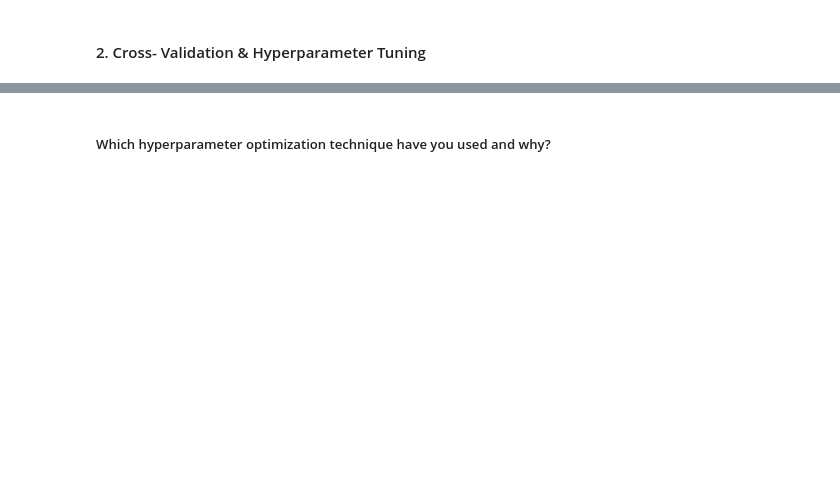
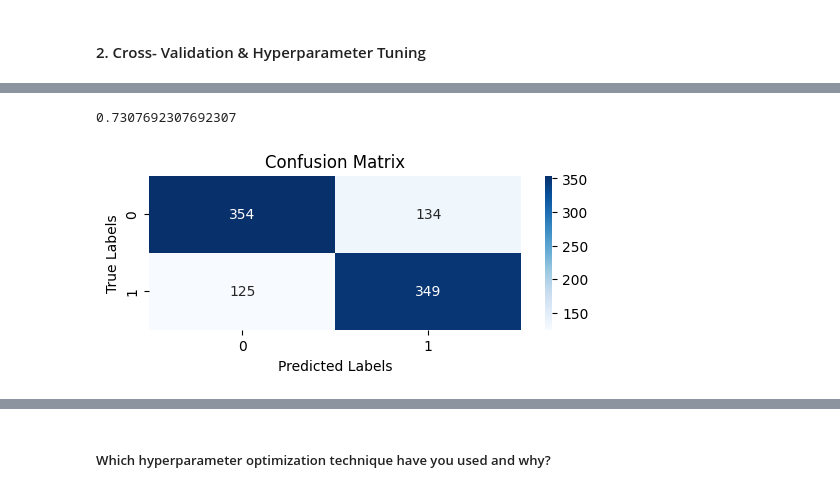
Before and after one commit to uday2510/Cardiovascular-Risk-Prediction, a Jupyter notebook: Cardiovascular_Risk_Prediction.ipynb, the cells around one changed output, grey strips where cells are left out. Saved outputs shown, nothing was run; the diff lists cells and outputs as text; code cells hidden in the pictures; blank space fills up the shorter version.

```diff
--- a/Cardiovascular_Risk_Prediction.ipynb
+++ b/Cardiovascular_Risk_Prediction.ipynb
@@ -719,8 +767,16 @@ print(X_test.shape)
 # %% [markdown]
 #### 2. Cross- Validation & Hyperparameter Tuning
 # %%
+warnings.filterwarnings("ignore",category=FutureWarning)
+
 # ML Model - 1 Implementation with hyperparameter optimization techniques (i.e., GridSearch CV, RandomSearch CV, Bayesian Optimization etc.)
+param_grid= {'C': [0.001, 0.01, 0.1], 'penalty':['l1','l2','elasticnet']}
+
+gs=GridSearchCV(LogisticRegression(), param_grid, cv=5, scoring='accuracy')
 
 # Fit the Algorithm
+gs.fit(X_train,y_train)
 
 # Predict on the model
+print('Best parameters',gs.best_params_)
+pred=gs.predict(X_test)
@@ -726,0 +802,16 @@ print(X_test.shape)
+# %%
+# Visualizing evaluation Metric Score chart
+gs_acc=accuracy_score(y_test, pred)
+gs_acc
+# %% [output]
+0.7307692307692307
+# %%
+gs_cm= confusion_matrix(y_test, pred)
+plt.figure(figsize=(6, 2))
+sns.heatmap(gs_cm, annot=True, fmt="d", cmap="Blues")
+plt.xlabel("Predicted Labels")
+plt.ylabel("True Labels")
+plt.title("Confusion Matrix")
+plt.show()
+# %% [output]
+[figure, added]
```
Also changed, not shown: parts of 55 cells of this notebook.
